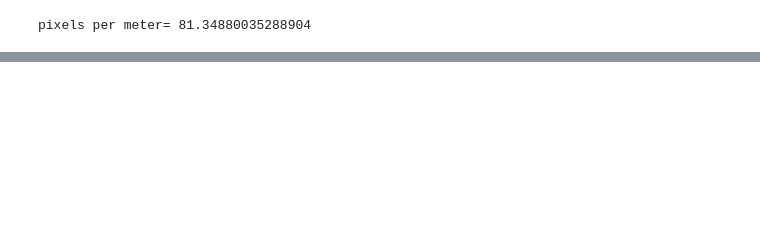
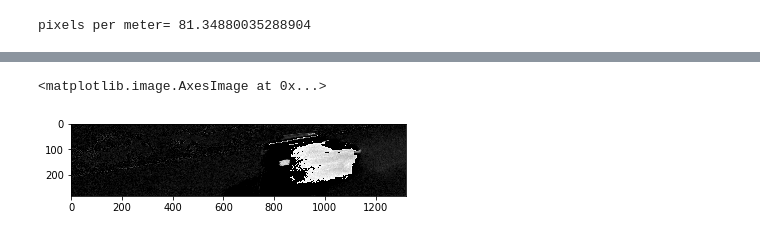
Before and after one commit to kylefritz/speed-cam, a Jupyter notebook: computing-speed.ipynb, the cells around one changed output, grey strips where cells are left out. Cells and saved outputs as stored; diff of their text form; code cells hidden in the pictures; blank space fills up the shorter version.

```diff
--- a/computing-speed.ipynb
+++ b/computing-speed.ipynb
@@ -76,0 +123,5 @@ mps_2_mph(speed_m)
+# %%
+plt.imshow(read_roi_and_process(paths[1], cal_roi), cmap='gray')
+# %% [output]
+<matplotlib.image.AxesImage at 0x...>
+[figure, added]
```
Also changed, not shown: parts of 5 cells of this notebook.
